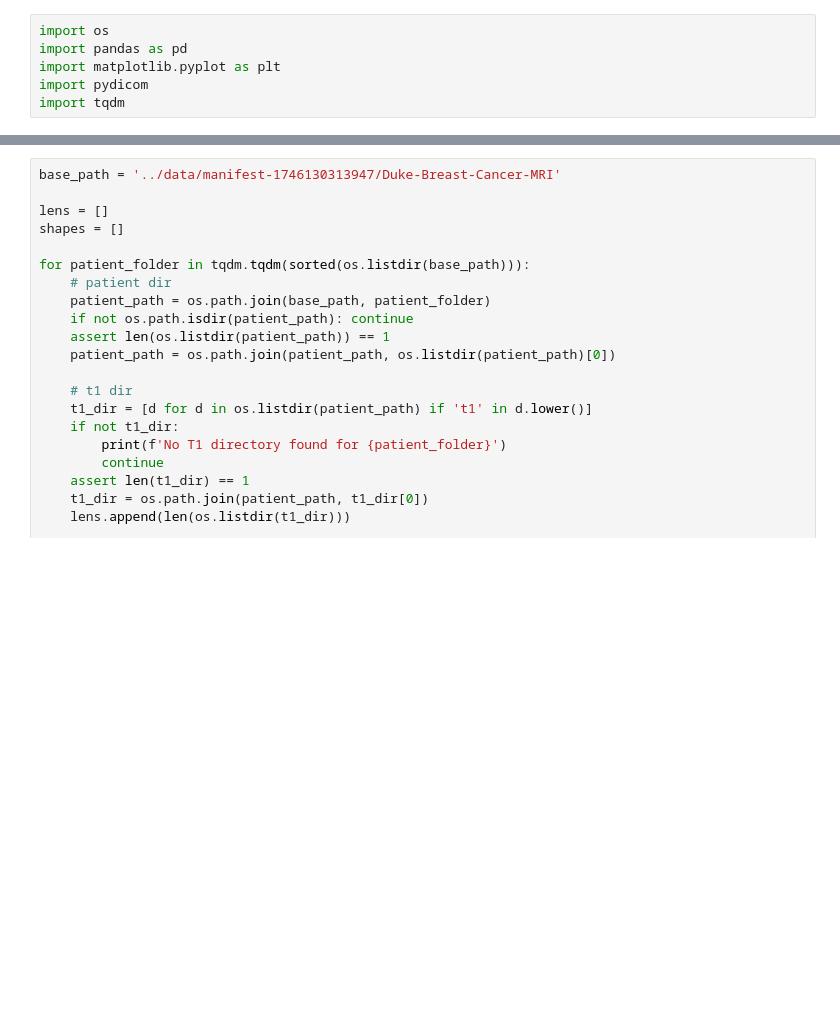
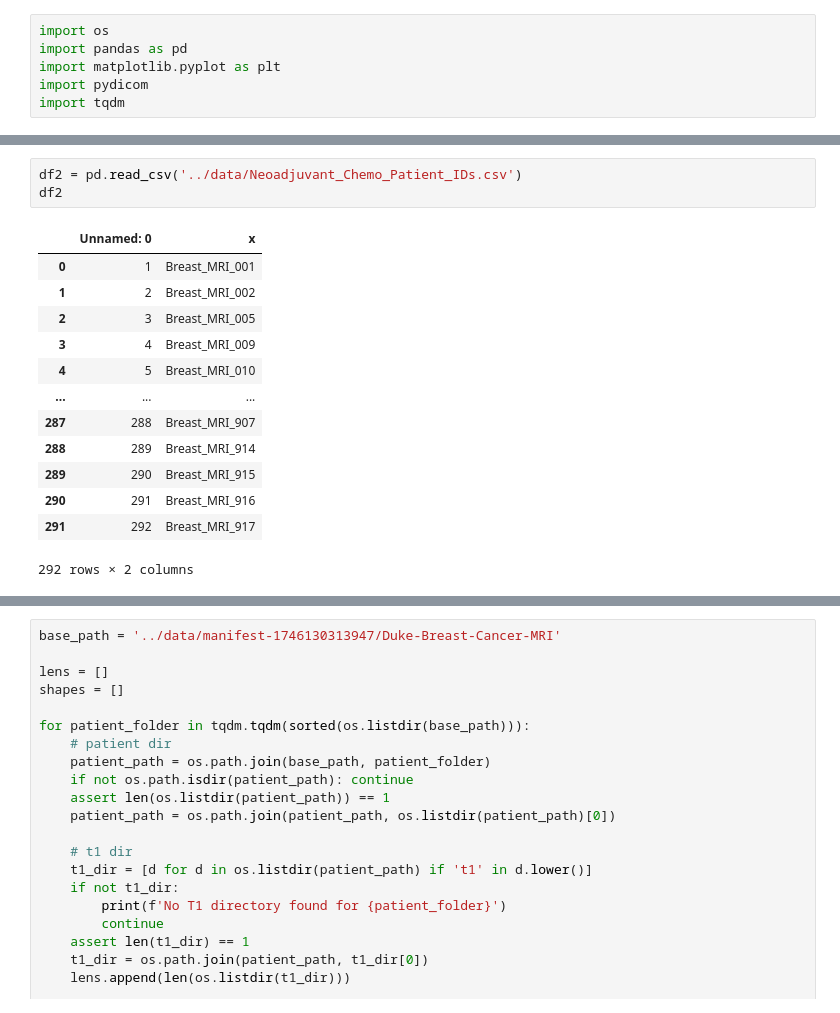
Before and after one commit to jstabet/breast_mri_chemo, a Jupyter notebook: src/0_eda.ipynb, the cells around one changed output, grey strips where cells are left out. Cells and saved outputs as stored; diff of their text form; blank space fills up the shorter version.

```diff
--- a/src/0_eda.ipynb
+++ b/src/0_eda.ipynb
@@ -6,0 +26,17 @@ import tqdm
+# %%
+df2 = pd.read_csv('../data/Neoadjuvant_Chemo_Patient_IDs.csv')
+df2
+# %% [output]
+|  | Unnamed: 0 | x |
+| 0 | 1 | Breast_MRI_001 |
+| 1 | 2 | Breast_MRI_002 |
+| 2 | 3 | Breast_MRI_005 |
+| 3 | 4 | Breast_MRI_009 |
+| 4 | 5 | Breast_MRI_010 |
+| ... | ... | ... |
+| 287 | 288 | Breast_MRI_907 |
+| 288 | 289 | Breast_MRI_914 |
+| 289 | 290 | Breast_MRI_915 |
+| 290 | 291 | Breast_MRI_916 |
+| 291 | 292 | Breast_MRI_917 |
+292 rows × 2 columns
```
Also changed, not shown: parts of 6 cells of this notebook, 7 other files.
